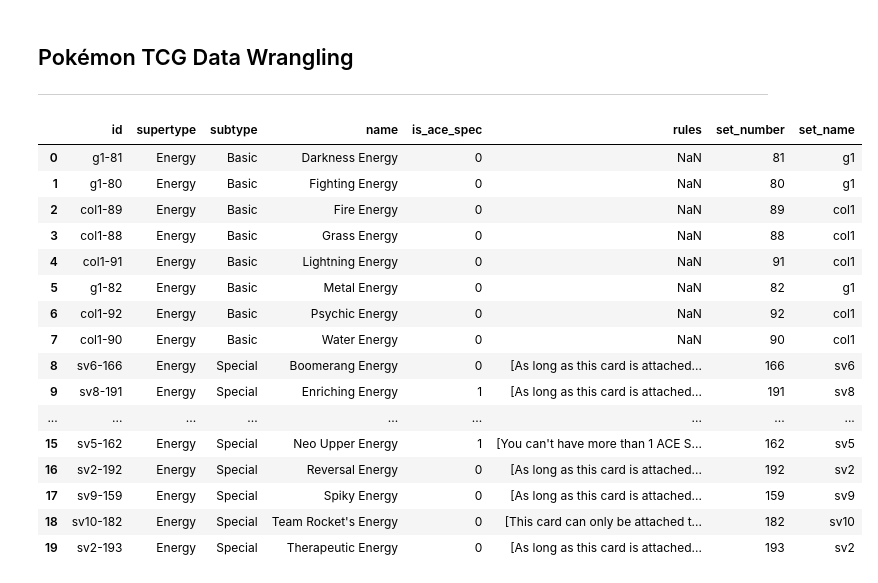
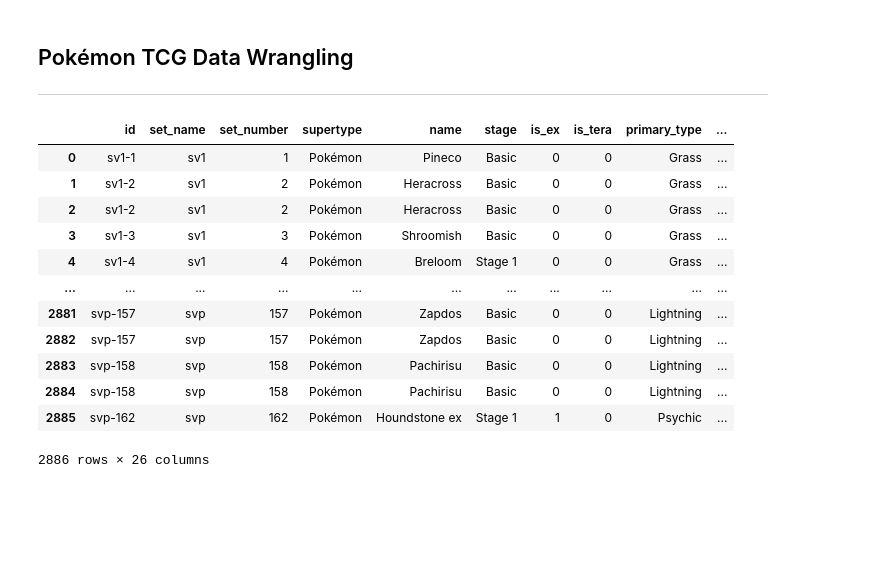
Before and after one commit to Anias-clo/Pokemon_TCG_Deck_Synergy_Calculator, a Jupyter notebook: cards.ipynb, the cells around one changed output. Drawn from its saved outputs; the diff is of its cells as text; code cells hidden in the pictures; blank space fills up the shorter version.

```diff
--- a/cards.ipynb
+++ b/cards.ipynb
@@ -17,22 +17,18 @@ df_pokemon = src.prep_pokemon_data(data)
 df_trainers = src.prep_trainer_df(data)
 df_energy = src.prep_energy_df(data)
 # %%
-df_energy
+df_pokemon
 # %% [output]
-|  | id | supertype | subtype | name | is_ace_spec | rules | set_number | set_name |
-| 0 | g1-81 | Energy | Basic | Darkness Energy | 0 | NaN | 81 | g1 |
-| 1 | g1-80 | Energy | Basic | Fighting Energy | 0 | NaN | 80 | g1 |
-| 2 | col1-89 | Energy | Basic | Fire Energy | 0 | NaN | 89 | col1 |
-| 3 | col1-88 | Energy | Basic | Grass Energy | 0 | NaN | 88 | col1 |
-| 4 | col1-91 | Energy | Basic | Lightning Energy | 0 | NaN | 91 | col1 |
-| 5 | g1-82 | Energy | Basic | Metal Energy | 0 | NaN | 82 | g1 |
-| 6 | col1-92 | Energy | Basic | Psychic Energy | 0 | NaN | 92 | col1 |
-| 7 | col1-90 | Energy | Basic | Water Energy | 0 | NaN | 90 | col1 |
-| 8 | sv6-166 | Energy | Special | Boomerang Energy | 0 | [As long as this card is attached... | 166 | sv6 |
-| 9 | sv8-191 | Energy | Special | Enriching Energy | 1 | [As long as this card is attached... | 191 | sv8 |
-| ... | ... | ... | ... | ... | ... | ... | ... | ... |
-| 15 | sv5-162 | Energy | Special | Neo Upper Energy | 1 | [You can't have more than 1 ACE S... | 162 | sv5 |
-| 16 | sv2-192 | Energy | Special | Reversal Energy | 0 | [As long as this card is attached... | 192 | sv2 |
-| 17 | sv9-159 | Energy | Special | Spiky Energy | 0 | [As long as this card is attached... | 159 | sv9 |
-| 18 | sv10-182 | Energy | Special | Team Rocket's Energy | 0 | [This card can only be attached t... | 182 | sv10 |
-| 19 | sv2-193 | Energy | Special | Therapeutic Energy | 0 | [As long as this card is attached... | 193 | sv2 |
+|  | id | set_name | set_number | supertype | name | stage | is_ex | is_tera | primary_type | ... |
+| 0 | sv1-1 | sv1 | 1 | Pokémon | Pineco | Basic | 0 | 0 | Grass | ... |
+| 1 | sv1-2 | sv1 | 2 | Pokémon | Heracross | Basic | 0 | 0 | Grass | ... |
+| 2 | sv1-2 | sv1 | 2 | Pokémon | Heracross | Basic | 0 | 0 | Grass | ... |
+| 3 | sv1-3 | sv1 | 3 | Pokémon | Shroomish | Basic | 0 | 0 | Grass | ... |
+| 4 | sv1-4 | sv1 | 4 | Pokémon | Breloom | Stage 1 | 0 | 0 | Grass | ... |
+| ... | ... | ... | ... | ... | ... | ... | ... | ... | ... | ... |
+| 2881 | svp-157 | svp | 157 | Pokémon | Zapdos | Basic | 0 | 0 | Lightning | ... |
+| 2882 | svp-157 | svp | 157 | Pokémon | Zapdos | Basic | 0 | 0 | Lightning | ... |
+| 2883 | svp-158 | svp | 158 | Pokémon | Pachirisu | Basic | 0 | 0 | Lightning | ... |
+| 2884 | svp-158 | svp | 158 | Pokémon | Pachirisu | Basic | 0 | 0 | Lightning | ... |
+| 2885 | svp-162 | svp | 162 | Pokémon | Houndstone ex | Stage 1 | 1 | 0 | Psychic | ... |
+2886 rows × 26 columns
```
Also changed, not shown: parts of 3 cells of this notebook, 1 other file.
